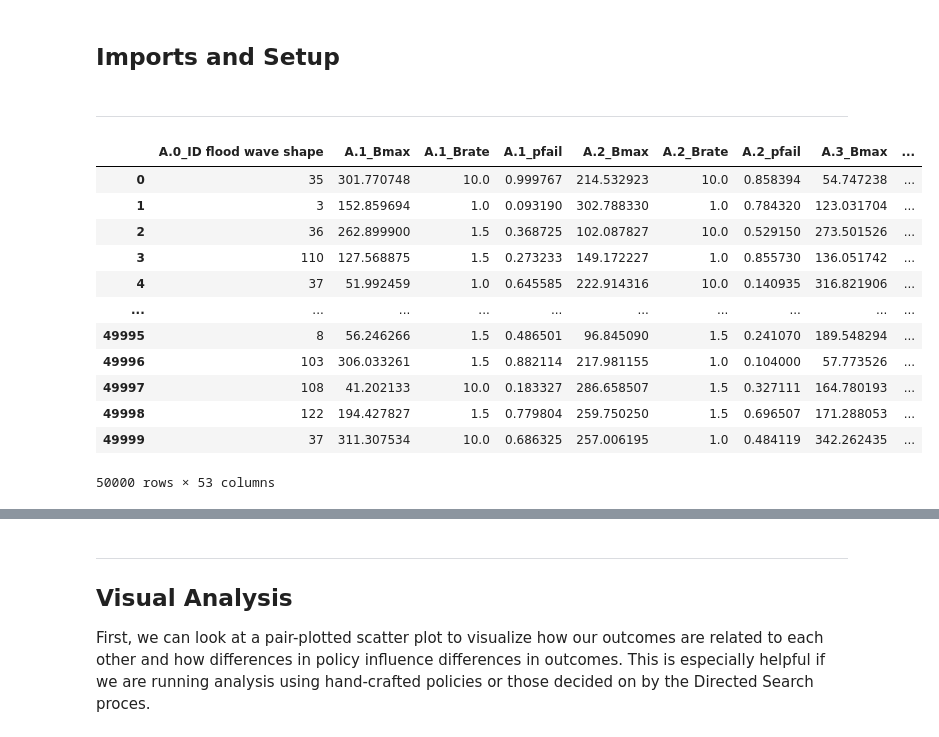
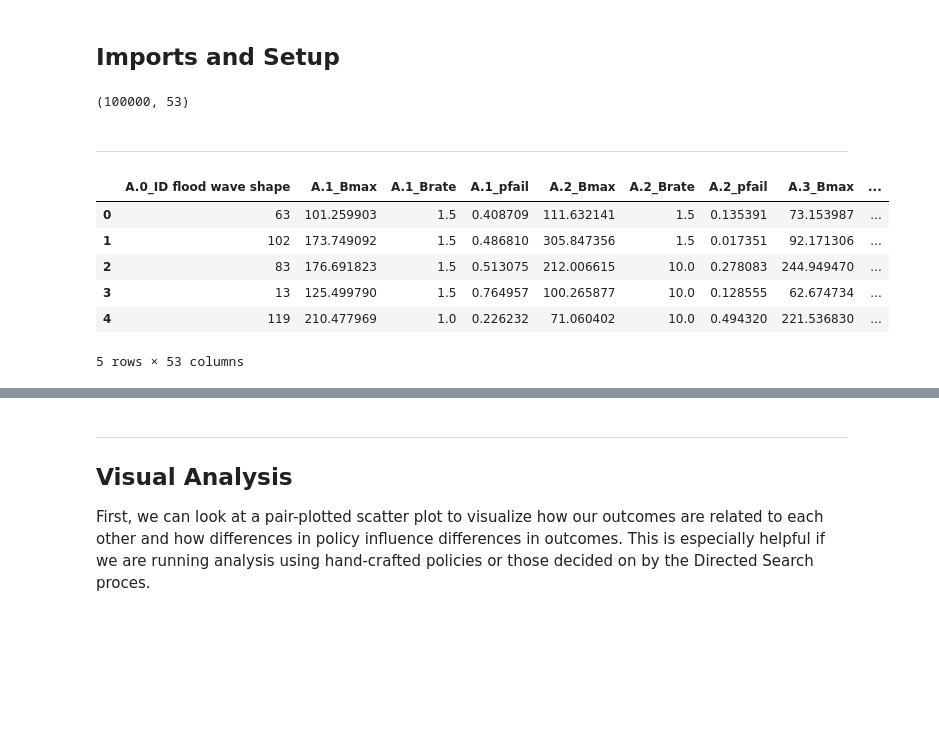
Before and after one commit to ghsher/epa1361_group15, a Jupyter notebook: final assignment/Scenario_Discovery.ipynb, the cells around one changed output, grey strips where cells are left out. Cells and saved outputs as stored; diff of their text form; code cells hidden in the pictures; blank space fills up the shorter version.

```diff
--- a/final assignment/Scenario_Discovery.ipynb
+++ b/final assignment/Scenario_Discovery.ipynb
@@ -13,29 +13,26 @@ from ema_workbench import load_results
 from ema_workbench.analysis import pairs_plotting
 from ema_workbench.analysis import prim
 # %%
-experiment_datetime = "20230614T1806" ## change these 2 lines based on filename you want to read in
-experiment_type = "all_generated" ## "fixed_policies" or "generate_all"
+experiment_datetime = "base_case" ## change these 2 lines based on filename you want to read in
+experiment_type = "100000_scenarios" ## "fixed_policies" or "generate_all"
 results = load_results('./output/' + experiment_datetime + '_results__' + experiment_type)
 # %%
 experiments, outcomes = results
+experiments.shape
+# %% [output]
+(100000, 53)
 # %% [markdown]
 ----------------------------------------
 # %%
-experiments
+experiments.head()
 # %% [output]
 |  | A.0_ID flood wave shape | A.1_Bmax | A.1_Brate | A.1_pfail | A.2_Bmax | A.2_Brate | A.2_pfail | A.3_Bmax | ... |
-| 0 | 35 | 301.770748 | 10.0 | 0.999767 | 214.532923 | 10.0 | 0.858394 | 54.747238 | ... |
-| 1 | 3 | 152.859694 | 1.0 | 0.093190 | 302.788330 | 1.0 | 0.784320 | 123.031704 | ... |
-| 2 | 36 | 262.899900 | 1.5 | 0.368725 | 102.087827 | 10.0 | 0.529150 | 273.501526 | ... |
-| 3 | 110 | 127.568875 | 1.5 | 0.273233 | 149.172227 | 1.0 | 0.855730 | 136.051742 | ... |
-| 4 | 37 | 51.992459 | 1.0 | 0.645585 | 222.914316 | 10.0 | 0.140935 | 316.821906 | ... |
-| ... | ... | ... | ... | ... | ... | ... | ... | ... | ... |
-| 49995 | 8 | 56.246266 | 1.5 | 0.486501 | 96.845090 | 1.5 | 0.241070 | 189.548294 | ... |
-| 49996 | 103 | 306.033261 | 1.5 | 0.882114 | 217.981155 | 1.0 | 0.104000 | 57.773526 | ... |
-| 49997 | 108 | 41.202133 | 10.0 | 0.183327 | 286.658507 | 1.5 | 0.327111 | 164.780193 | ... |
-| 49998 | 122 | 194.427827 | 1.5 | 0.779804 | 259.750250 | 1.5 | 0.696507 | 171.288053 | ... |
-| 49999 | 37 | 311.307534 | 10.0 | 0.686325 | 257.006195 | 1.0 | 0.484119 | 342.262435 | ... |
+| 0 | 63 | 101.259903 | 1.5 | 0.408709 | 111.632141 | 1.5 | 0.135391 | 73.153987 | ... |
+| 1 | 102 | 173.749092 | 1.5 | 0.486810 | 305.847356 | 1.5 | 0.017351 | 92.171306 | ... |
+| 2 | 83 | 176.691823 | 1.5 | 0.513075 | 212.006615 | 10.0 | 0.278083 | 244.949470 | ... |
+| 3 | 13 | 125.499790 | 1.5 | 0.764957 | 100.265877 | 10.0 | 0.128555 | 62.674734 | ... |
+| 4 | 119 | 210.477969 | 1.0 | 0.226232 | 71.060402 | 10.0 | 0.494320 | 221.536830 | ... |
-50000 rows × 53 columns
+5 rows × 53 columns
 # %%
 # TODO: Make a 5-outcome PF and undo this part
 # Drop outcomes which we aren't interested in:
```
Also changed, not shown: parts of 44 cells of this notebook, 3 other files.
